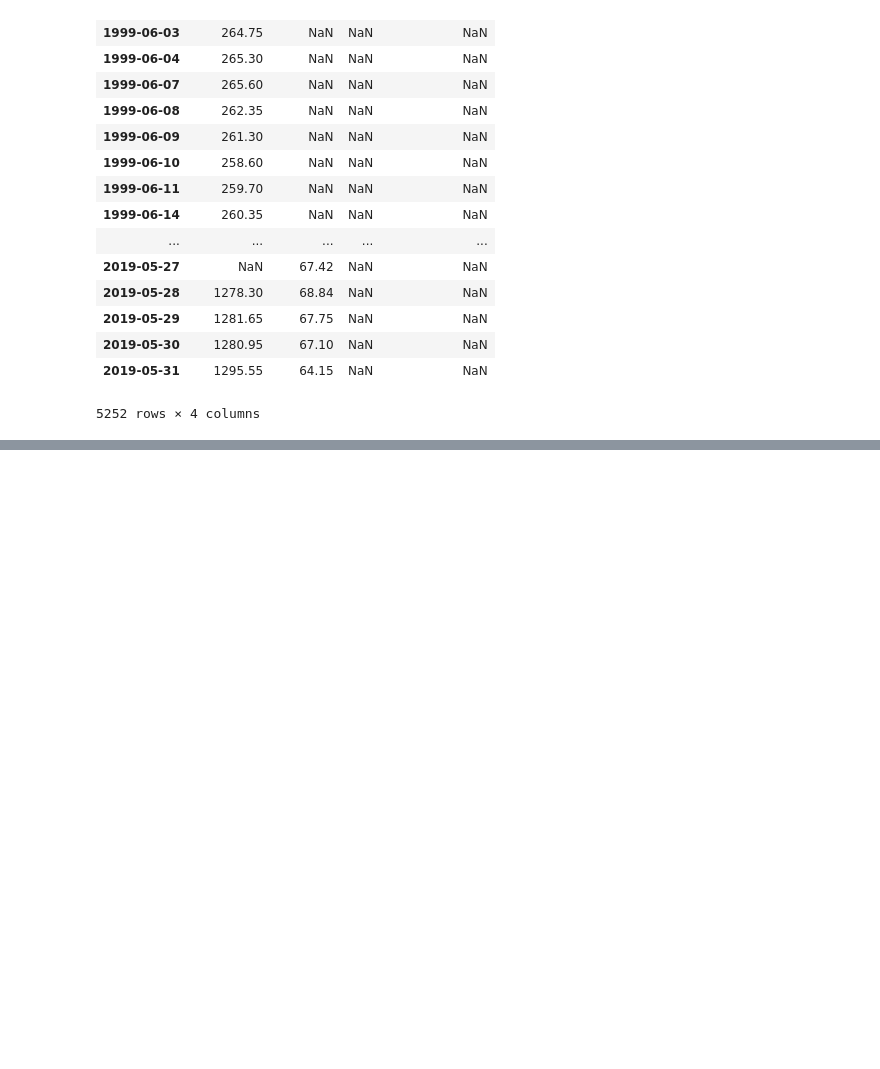
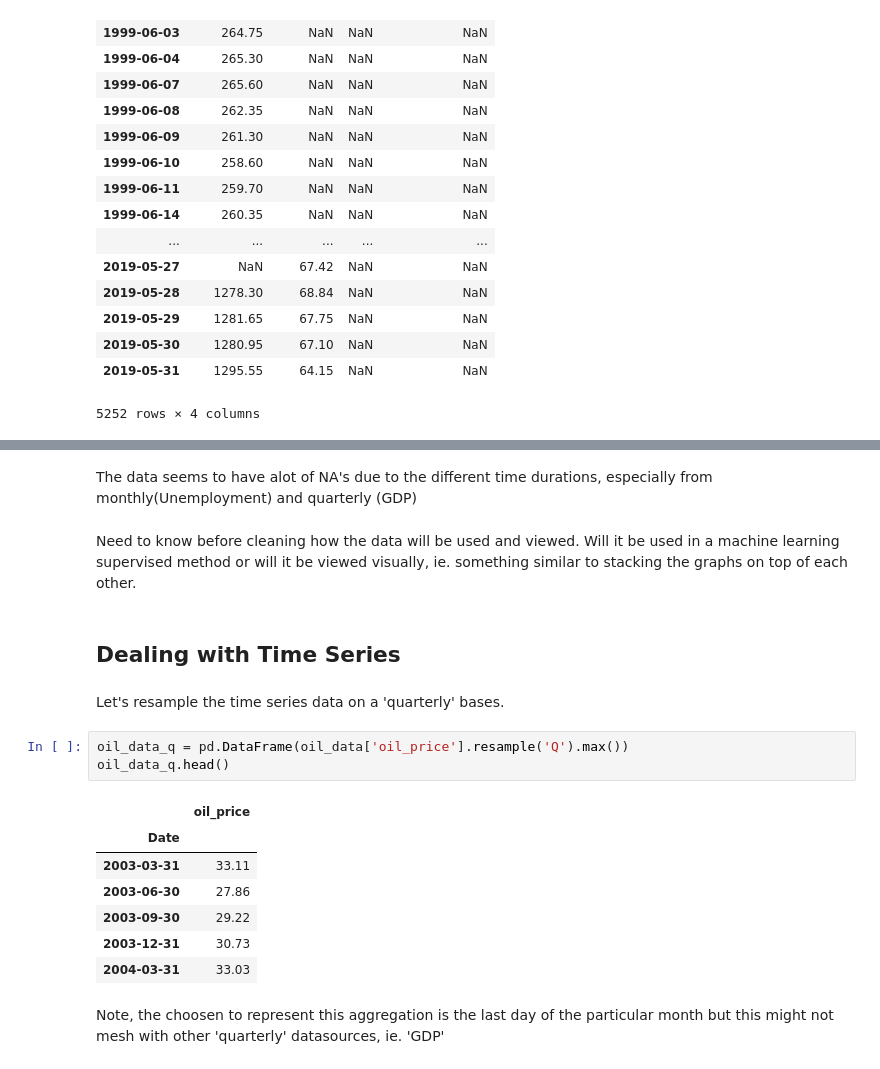
Before and after one commit to devindatt/gold-spot-analysis, a Jupyter notebook: goldspot_analysis1.ipynb, the cells around one changed output, grey strips where cells are left out. Drawn from its saved outputs; the diff is of its cells as text; blank space fills up the shorter version.

```diff
--- a/goldspot_analysis1.ipynb
+++ b/goldspot_analysis1.ipynb
@@ -244,0 +270,21 @@ plt.show()
+# %% [markdown]
+The data seems to have alot of NA's due to the different time durations, especially from monthly(Unemployment) and quarterly (GDP)
+# %% [markdown]
+Need to know before cleaning how the data will be used and viewed. Will it be used in a machine learning supervised method or will it be viewed visually, ie. something similar to stacking the graphs on top of each other.
+# %% [markdown]
+## Dealing with Time Series
+# %% [markdown]
+Let's resample the time series data on a 'quarterly' bases.
+# %%
+oil_data_q = pd.DataFrame(oil_data['oil_price'].resample('Q').max())
+oil_data_q.head()
+# %% [output]
+|  | oil_price |
+| Date |  |
+| 2003-03-31 | 33.11 |
+| 2003-06-30 | 27.86 |
+| 2003-09-30 | 29.22 |
+| 2003-12-31 | 30.73 |
+| 2004-03-31 | 33.03 |
+# %% [markdown]
+Note, the choosen to represent this aggregation is the last day of the particular month but this might not mesh with other 'quarterly' datasources, ie. 'GDP'
```
Also changed, not shown: parts of 12 cells of this notebook, 1 other file.
